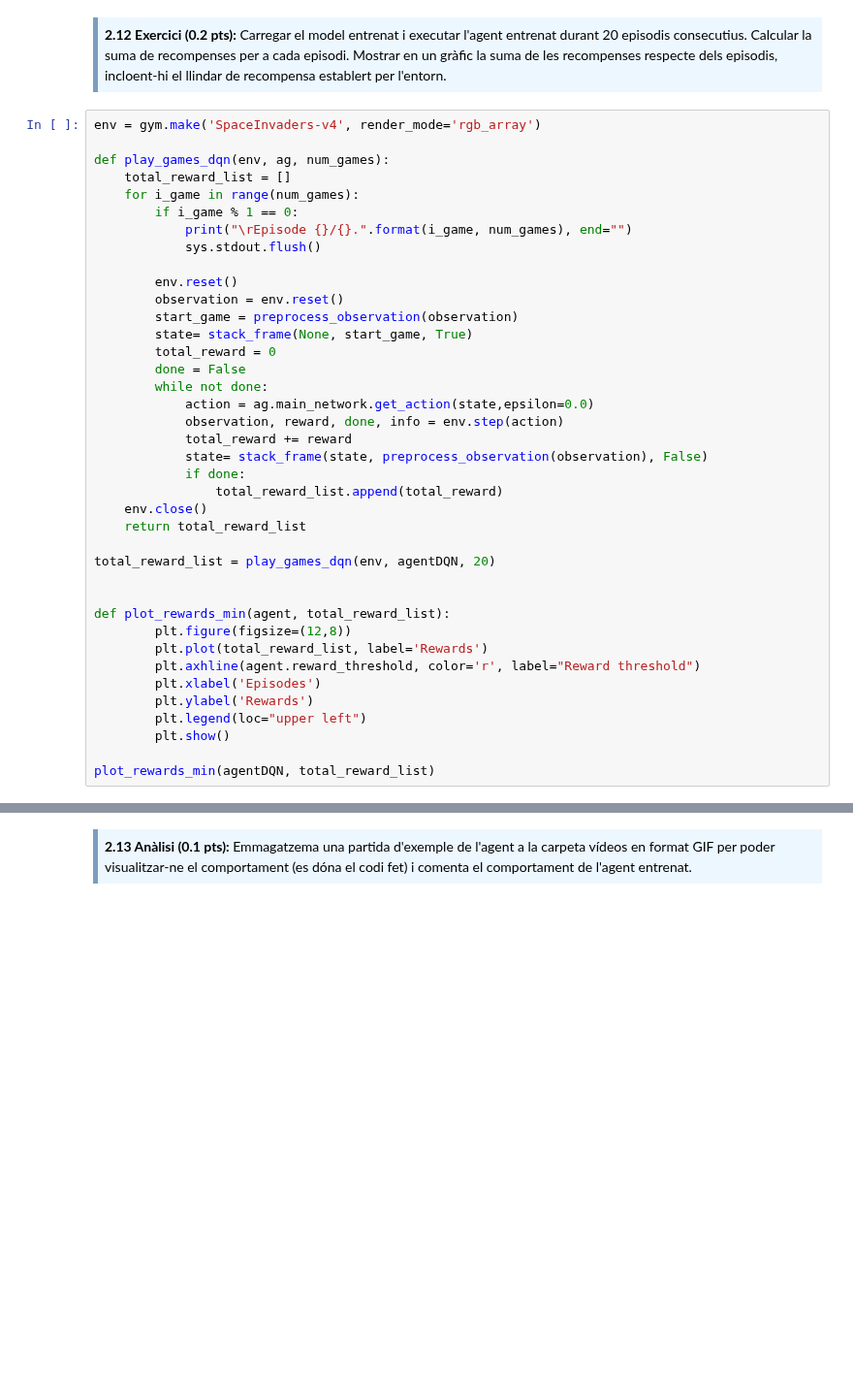
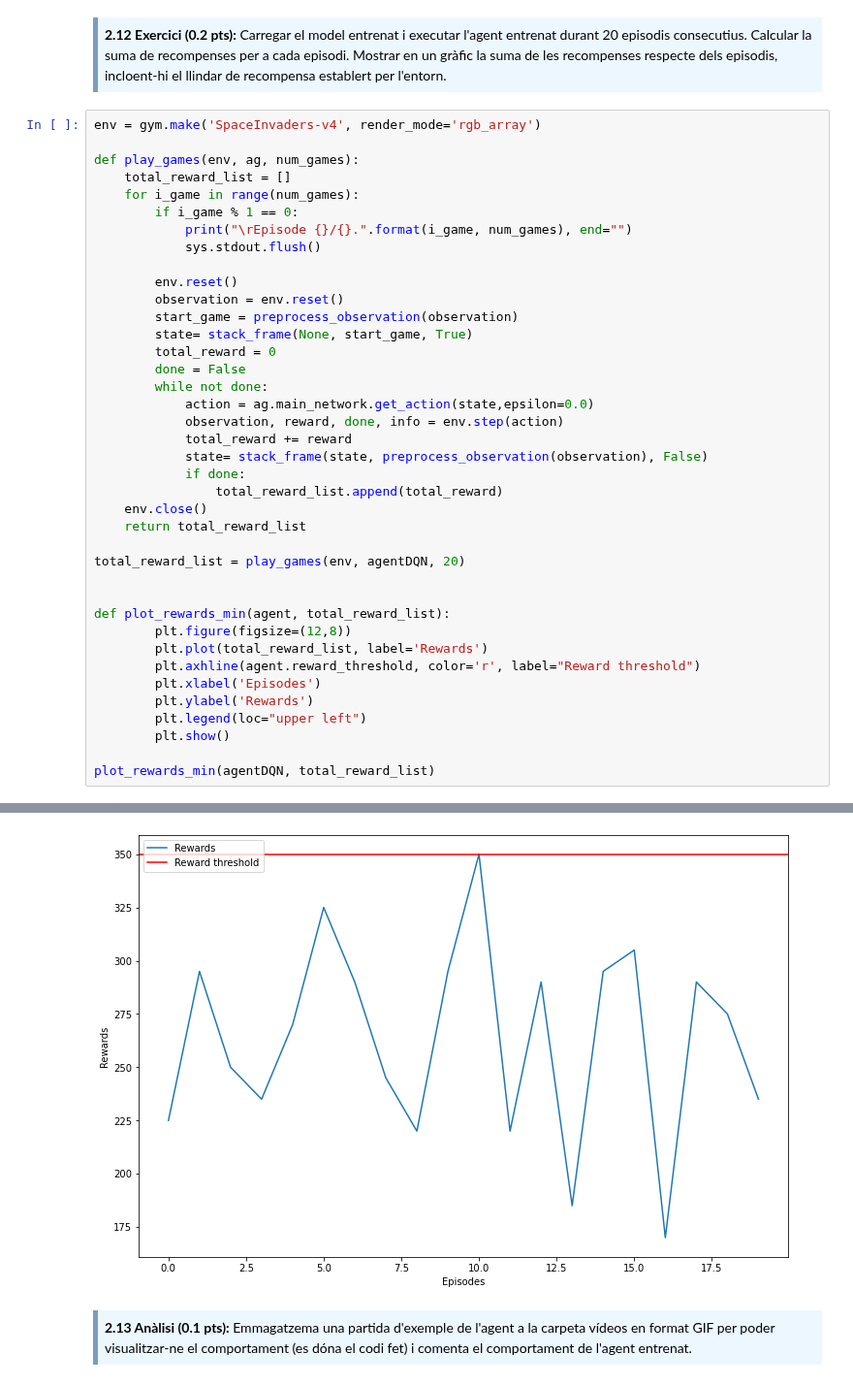
Before and after one commit to jordi-puig/master-data-science, a Jupyter notebook: reinforcement-learning/PAC2/M2.983_2022_1_PAC2-Sol.ipynb, the cells around one changed output, grey strips where cells are left out. Shown at 97% size. Saved outputs shown, nothing was run; the diff lists cells and outputs as text; blank space fills up the shorter version.

```diff
--- a/reinforcement-learning/PAC2/M2.983_2022_1_PAC2-Sol.ipynb
+++ b/reinforcement-learning/PAC2/M2.983_2022_1_PAC2-Sol.ipynb
@@ -882,7 +923,7 @@ Un cop entrenat l'agent, ens interessa comprovar com ha après de bé, si el "ro
 # %%
 env = gym.make('SpaceInvaders-v4', render_mode='rgb_array')
 
-def play_games_dqn(env, ag, num_games):
+def play_games(env, ag, num_games):
     total_reward_list = []
     for i_game in range(num_games):
         if i_game % 1 == 0:
@@ -905,7 +946,7 @@ def play_games_dqn(env, ag, num_games):
     env.close()
     return total_reward_list
 
-total_reward_list = play_games_dqn(env, agentDQN, 20)
+total_reward_list = play_games(env, agentDQN, 20)
 
 
 def plot_rewards_min(agent, total_reward_list):
@@ -918,3 +959,4 @@ def plot_rewards_min(agent, total_reward_list):
         plt.show()
 
 plot_rewards_min(agentDQN, total_reward_list)
+# %% [output]
@@ -921,3 +964,4 @@ plot_rewards_min(agentDQN, total_reward_list)
+[figure, added]
 # %% [markdown]
 <div style="background-color: #EDF7FF; border-color: #7C9DBF; border-left: 5px solid #7C9DBF; padding: 0.5em;">
 <strong>2.13 Anàlisi (0.1 pts):</strong> Emmagatzema una partida d'exemple de l'agent a la carpeta vídeos en format GIF per poder visualitzar-ne el comportament (es dóna el codi fet) i comenta el comportament de l'agent entrenat.
```
Also changed, not shown: parts of 33 cells of this notebook, 8 other files.
